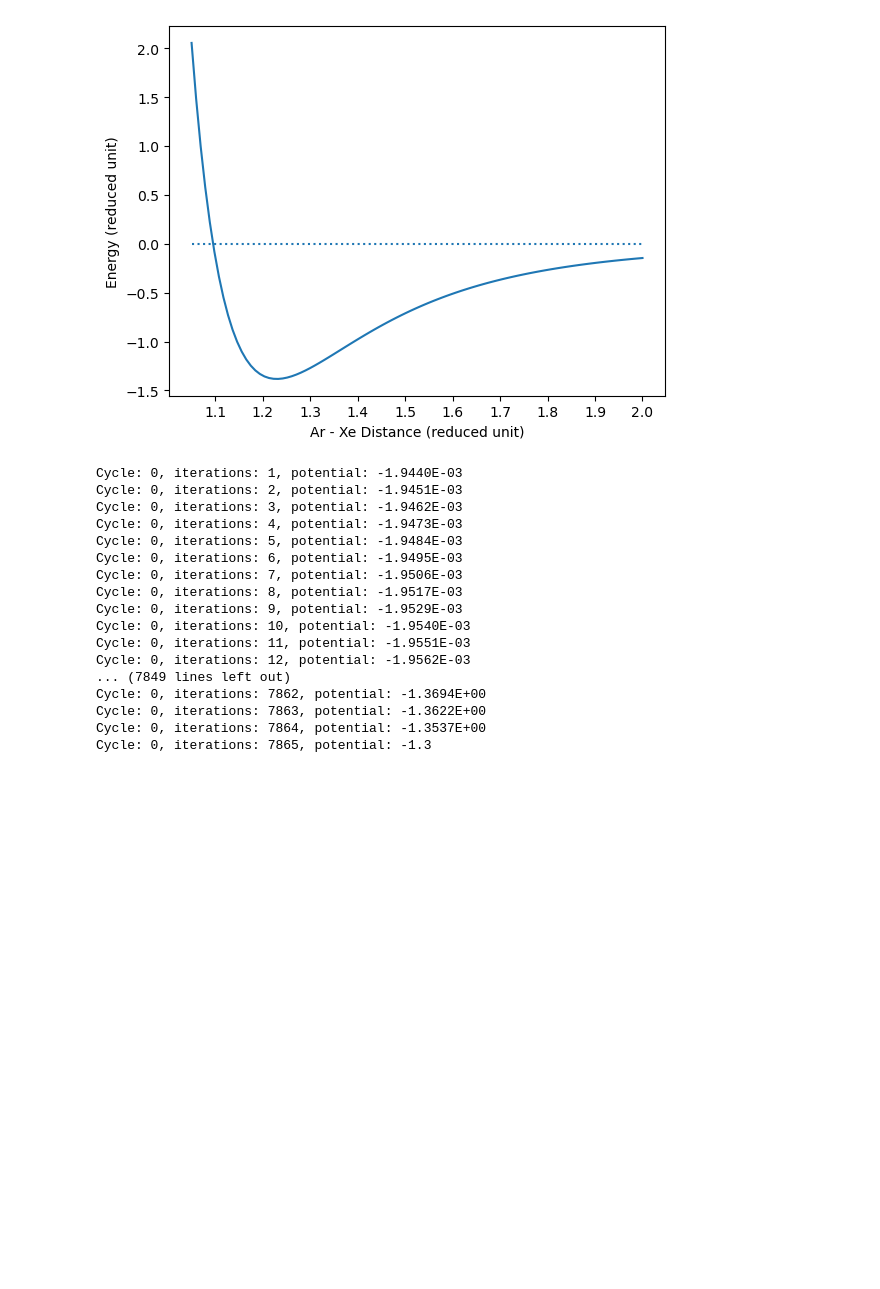
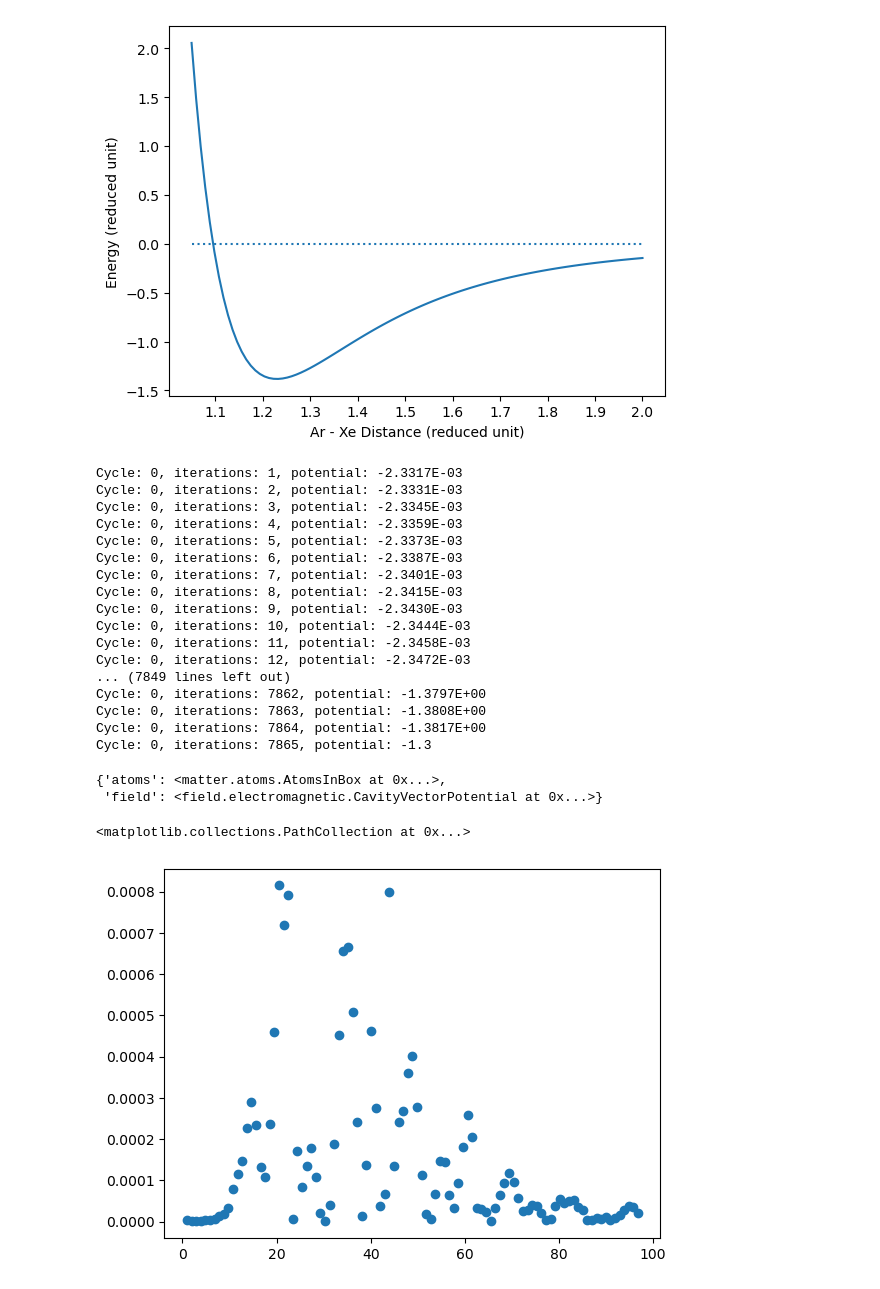
Before and after one commit to RibeiroGroup/Molecular-Dynamics-for-CIS, a Jupyter notebook: src/analyze_single.ipynb, the cells around one changed output. Saved outputs shown, nothing was run; the diff lists cells and outputs as text; code cells hidden in the pictures; blank space fills up the shorter version.

```diff
--- a/src/analyze_single.ipynb
+++ b/src/analyze_single.ipynb
@@ -204,31 +132,49 @@ def get_field(coup_str, mode = False, Lxy = Lxy, Lz = Lz):
 
     return Afield
 # %%
-atoms = get_ArXePair(d_arxe = 4.00, h = 1.0 , v_ar = 0.03, n_pairs = 1)
+atoms = get_ArXePair(d_arxe = 4, h = 0 , v_ar = 0.03, n_pairs = 1)
 
 field = get_field(mode = 'multi', coup_str = 20)
 
 t, rd = single_collision_simulation(
     0, h = 1e-2, atoms = atoms, field = field,
-    max_steps = 20000, verbose = True)
+    max_steps = 10000, verbose = True)
 # %% [output]
-Cycle: 0, iterations: 1, potential: -1.9440E-03
-Cycle: 0, iterations: 2, potential: -1.9451E-03
-Cycle: 0, iterations: 3, potential: -1.9462E-03
-Cycle: 0, iterations: 4, potential: -1.9473E-03
-Cycle: 0, iterations: 5, potential: -1.9484E-03
-Cycle: 0, iterations: 6, potential: -1.9495E-03
-Cycle: 0, iterations: 7, potential: -1.9506E-03
-Cycle: 0, iterations: 8, potential: -1.9517E-03
-Cycle: 0, iterations: 9, potential: -1.9529E-03
-Cycle: 0, iterations: 10, potential: -1.9540E-03
-Cycle: 0, iterations: 11, potential: -1.9551E-03
-Cycle: 0, iterations: 12, potential: -1.9562E-03
+Cycle: 0, iterations: 1, potential: -2.3317E-03
+Cycle: 0, iterations: 2, potential: -2.3331E-03
+Cycle: 0, iterations: 3, potential: -2.3345E-03
+Cycle: 0, iterations: 4, potential: -2.3359E-03
+Cycle: 0, iterations: 5, potential: -2.3373E-03
+Cycle: 0, iterations: 6, potential: -2.3387E-03
+Cycle: 0, iterations: 7, potential: -2.3401E-03
+Cycle: 0, iterations: 8, potential: -2.3415E-03
+Cycle: 0, iterations: 9, potential: -2.3430E-03
+Cycle: 0, iterations: 10, potential: -2.3444E-03
+Cycle: 0, iterations: 11, potential: -2.3458E-03
+Cycle: 0, iterations: 12, potential: -2.3472E-03
 ... (7849 lines left out)
-Cycle: 0, iterations: 7862, potential: -1.3694E+00
-Cycle: 0, iterations: 7863, potential: -1.3622E+00
-Cycle: 0, iterations: 7864, potential: -1.3537E+00
+Cycle: 0, iterations: 7862, potential: -1.3797E+00
+Cycle: 0, iterations: 7863, potential: -1.3808E+00
+Cycle: 0, iterations: 7864, potential: -1.3817E+00
 Cycle: 0, iterations: 7865, potential: -1.3
+# %%
+rd
+# %% [output]
+{'atoms': <matter.atoms.AtomsInBox at 0x...>,
+ 'field': <field.electromagnetic.CavityVectorPotential at 0x...>}
+# %%
+Afield = rd['field']
+
+rad_energy = red.convert_energy(np.array(Afield.history["energy"][-1]), "ev")
+omega = red.convert_wavenumber(Afield.k_val)
+omega_profile, final_rad_profile = at.profiling_rad(omega, rad_energy)
+# %%
+fig,ax = plt.subplots()
+
+ax.scatter(omega_profile, final_rad_profile)
+# %% [output]
+<matplotlib.collections.PathCollection at 0x...>
+[figure, added]
 # %%
 atoms = rd['atoms']
 
```
Also changed, not shown: parts of 5 cells of this notebook, 4 other files.
